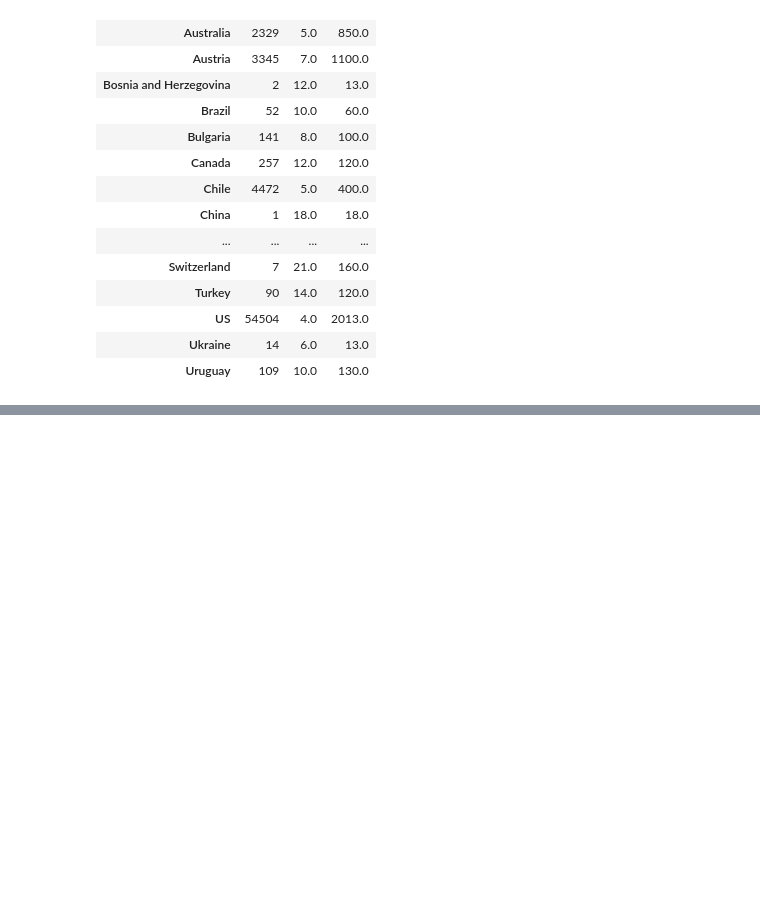
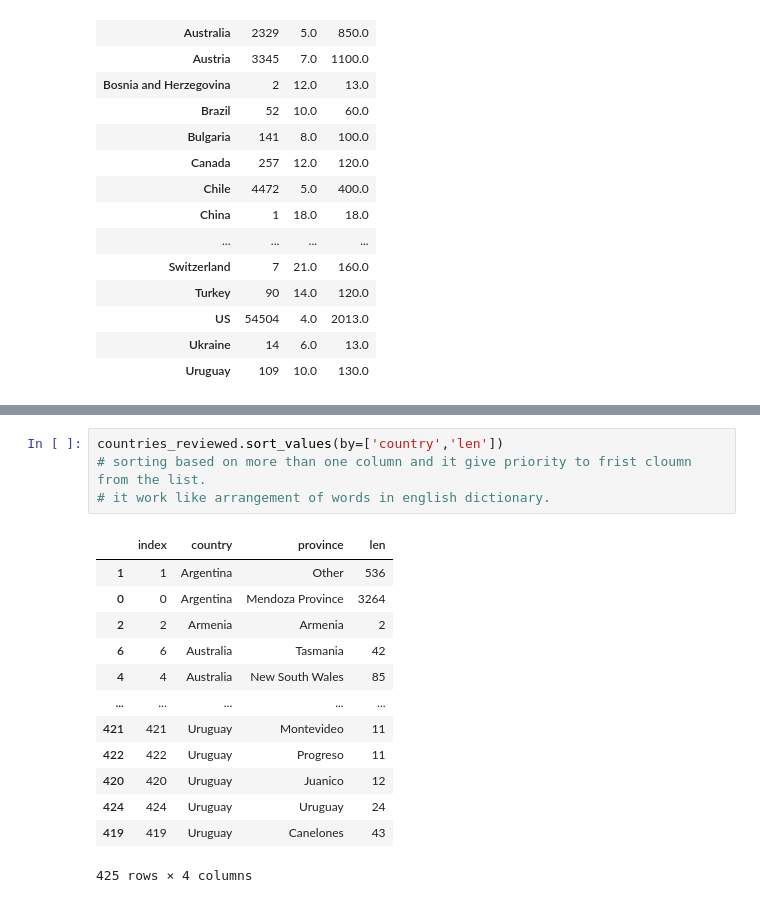
Before and after one commit to Krriisshna/Kaggle, a Jupyter notebook: Pandas.ipynb, the cells around one changed output, grey strips where cells are left out. Saved outputs shown, nothing was run; the diff lists cells and outputs as text; blank space fills up the shorter version.

```diff
--- a/Pandas.ipynb
+++ b/Pandas.ipynb
@@ -663,0 +782,18 @@ The provided callable <built-in function max> is currently using SeriesGroupBy.m
+# %%
+countries_reviewed.sort_values(by=['country','len'])
+# sorting based on more than one column and it give priority to frist cloumn from the list.
+# it work like arrangement of words in english dictionary.
+# %% [output]
+|  | index | country | province | len |
+| 1 | 1 | Argentina | Other | 536 |
+| 0 | 0 | Argentina | Mendoza Province | 3264 |
+| 2 | 2 | Armenia | Armenia | 2 |
+| 6 | 6 | Australia | Tasmania | 42 |
+| 4 | 4 | Australia | New South Wales | 85 |
+| ... | ... | ... | ... | ... |
+| 421 | 421 | Uruguay | Montevideo | 11 |
+| 422 | 422 | Uruguay | Progreso | 11 |
+| 420 | 420 | Uruguay | Juanico | 12 |
+| 424 | 424 | Uruguay | Uruguay | 24 |
+| 419 | 419 | Uruguay | Canelones | 43 |
+425 rows × 4 columns
```
Also changed, not shown: parts of 8 cells of this notebook.
